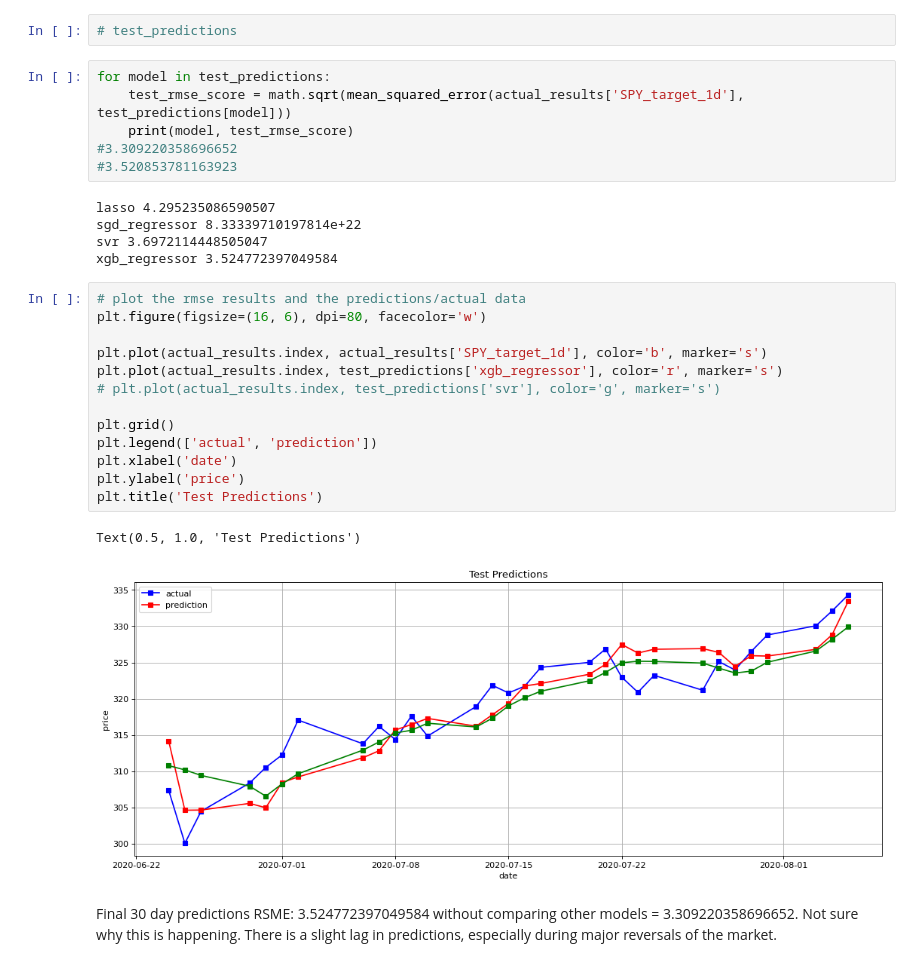
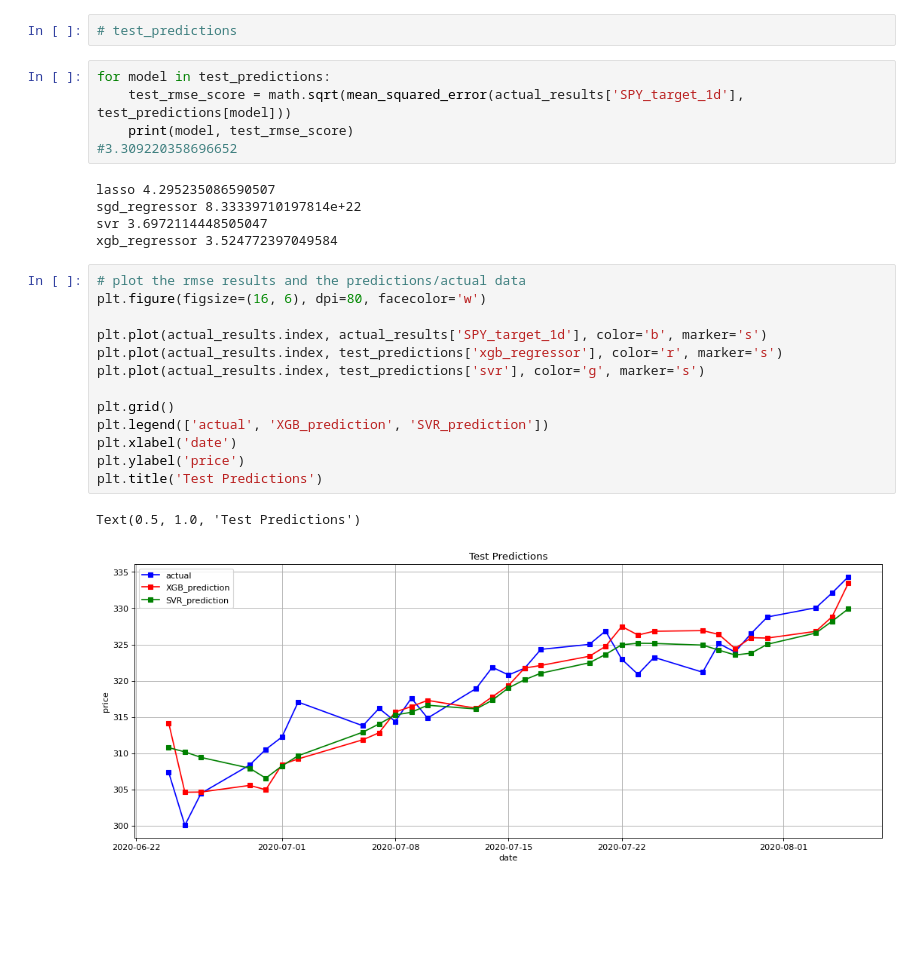
Before and after one commit to terrill11/spy_trend, a Jupyter notebook: models/multi_step_forecasting/spy_trend_recursive.ipynb, the cells around one changed output. Cells and saved outputs as stored; diff of their text form; blank space fills up the shorter version.

```diff
--- a/models/multi_step_forecasting/spy_trend_recursive.ipynb
+++ b/models/multi_step_forecasting/spy_trend_recursive.ipynb
@@ -488,7 +482,6 @@ for model in test_predictions:
     test_rmse_score = math.sqrt(mean_squared_error(actual_results['SPY_target_1d'], test_predictions[model]))
     print(model, test_rmse_score)
 #3.309220358696652
-#3.520853781163923
 # %% [output]
 lasso 4.295235086590507
 sgd_regressor 8.33339710197814e+22
@@ -497,20 +490,16 @@ xgb_regressor 3.524772397049584
 # %%
 # plot the rmse results and the predictions/actual data
 plt.figure(figsize=(16, 6), dpi=80, facecolor='w')
 
 plt.plot(actual_results.index, actual_results['SPY_target_1d'], color='b', marker='s')
 plt.plot(actual_results.index, test_predictions['xgb_regressor'], color='r', marker='s')
-# plt.plot(actual_results.index, test_predictions['svr'], color='g', marker='s')
+plt.plot(actual_results.index, test_predictions['svr'], color='g', marker='s')
 
 plt.grid()
-plt.legend(['actual', 'prediction'])
+plt.legend(['actual', 'XGB_prediction', 'SVR_prediction'])
 plt.xlabel('date')
 plt.ylabel('price')
 plt.title('Test Predictions')
 # %% [output]
 Text(0.5, 1.0, 'Test Predictions')
-[figure, old version]
+[figure, new version]
-# %% [markdown]
-Final 30 day predictions RSME: 3.524772397049584
-without comparing other models = 3.309220358696652. Not sure why this is happening.
-There is a slight lag in predictions, especially during major reversals of the market.
```
Also changed, not shown: parts of 7 cells of this notebook.
